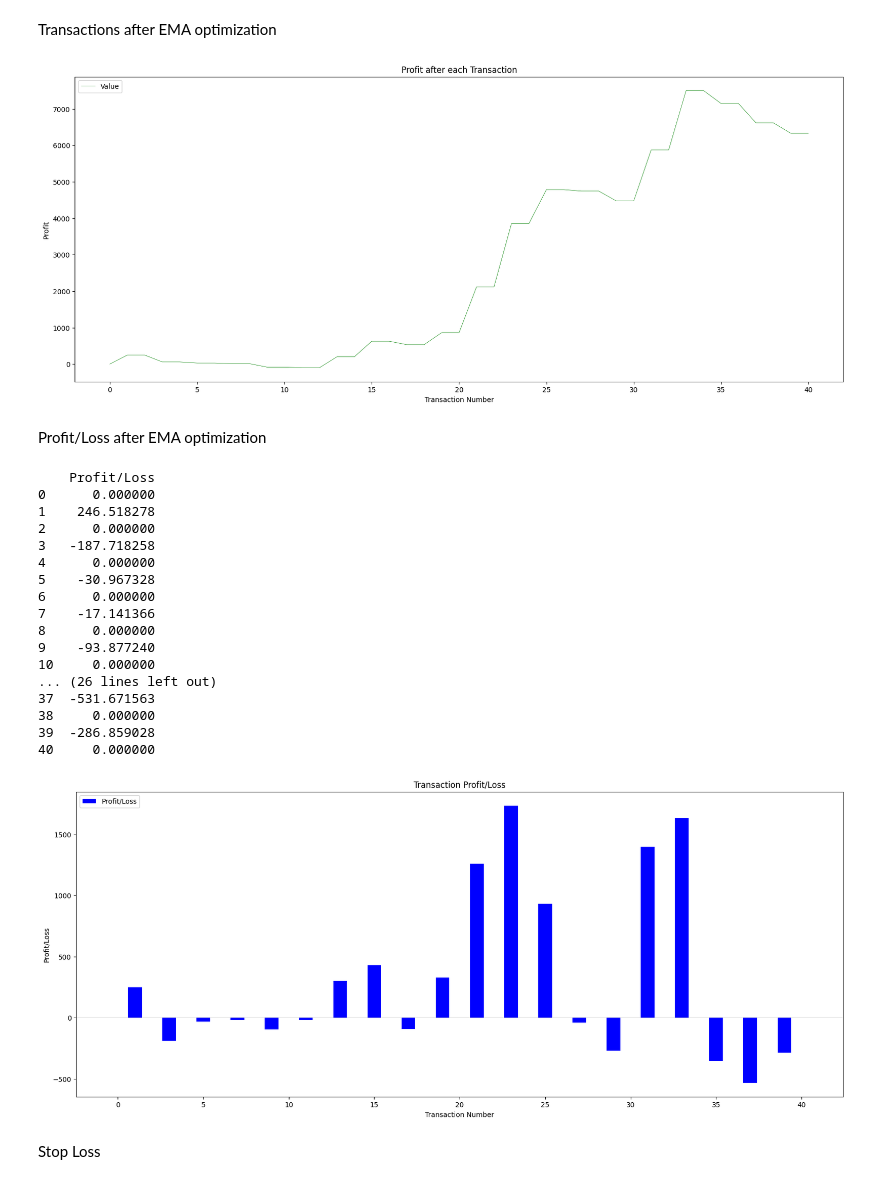
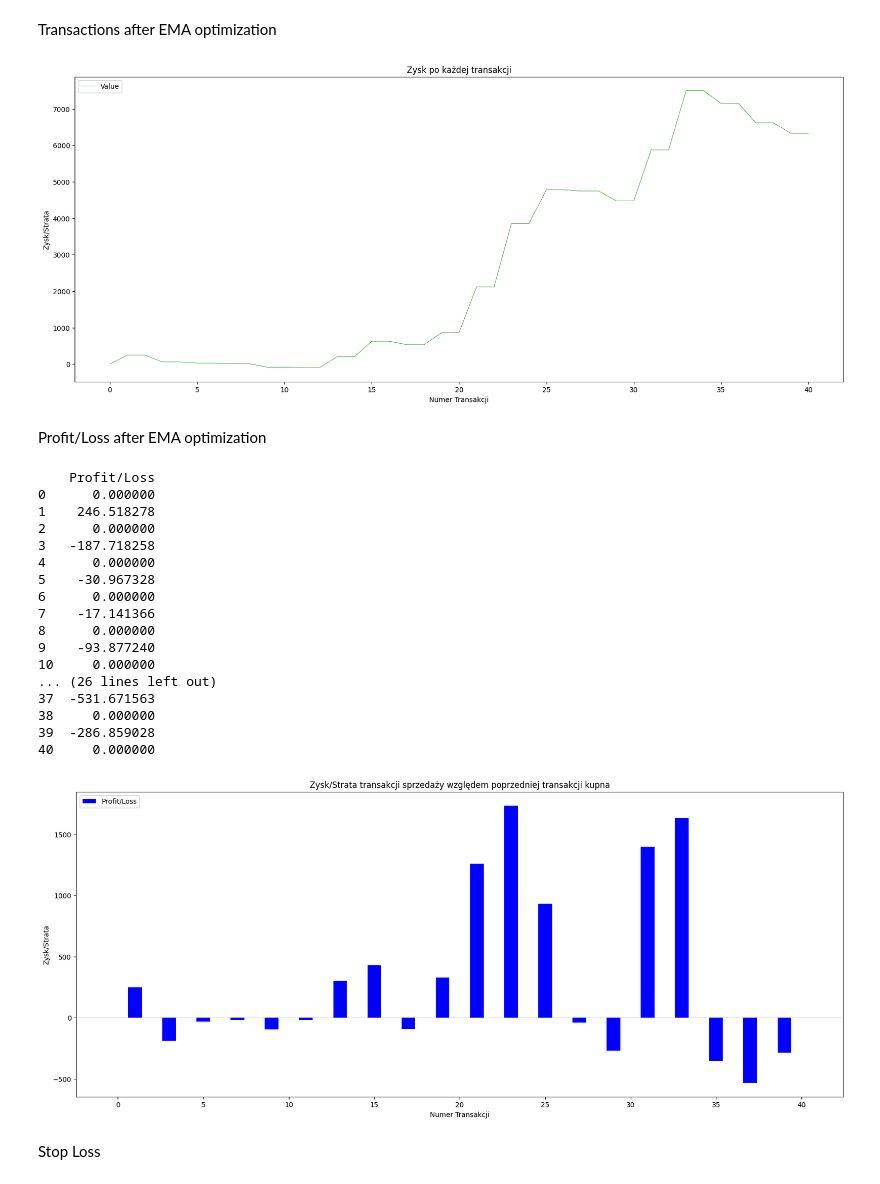
Before and after one commit to timschopinski/macd-analysis, a Jupyter notebook: main.ipynb, the cells around one changed output. Saved outputs shown, nothing was run; the diff lists cells and outputs as text; code cells hidden in the pictures.

```diff
--- a/main.ipynb
+++ b/main.ipynb
@@ -444,14 +444,14 @@ fig.set_facecolor('white')
 
 plt.plot(transaction_values, label='Value', color='green', lw=0.5)
 
-plt.xlabel('Transaction Number')
-plt.ylabel('Profit')
-plt.title('Profit after each Transaction')
+plt.xlabel('Numer Transakcji')
+plt.ylabel('Zysk/Strata')
+plt.title('Zysk po każdej transakcji')
 plt.legend(loc='upper left')
 plt.savefig('charts/daily/profit_after_each_transaction_ema_optimized.png')
 plt.show()
 # %% [output]
-[figure, old version]
+[figure, new version]
 # %% [markdown]
 Profit/Loss after EMA optimization
 # %%
@@ -459,37 +459,37 @@ profits = macd_tester.get_transaction_profits()
 print(profits)
 fig, ax = plt.subplots(figsize=(20, 8))
 ax.set_facecolor('white')
 fig.set_facecolor('white')
 
 plt.bar(profits.index, profits['Profit/Loss'], color='blue', width=0.8, label='Profit/Loss')
 
 plt.axhline(0, color='black', lw=0.1)
 
-plt.xlabel('Transaction Number')
-plt.ylabel('Profit/Loss')
-plt.title('Transaction Profit/Loss')
+plt.xlabel('Numer Transakcji')
+plt.ylabel('Zysk/Strata')
+plt.title('Zysk/Strata transakcji sprzedaży względem poprzedniej transakcji kupna')
 plt.legend(loc='upper left')
 plt.savefig('charts/daily/profit_loss_bar_ema_optimized.png')
 plt.show()
 # %% [output]
     Profit/Loss
 0      0.000000
 1    246.518278
 2      0.000000
 3   -187.718258
 4      0.000000
 5    -30.967328
 6      0.000000
 7    -17.141366
 8      0.000000
 9    -93.877240
 10     0.000000
 ... (26 lines left out)
 37  -531.671563
 38     0.000000
 39  -286.859028
 40     0.000000
-[figure, old version]
+[figure, new version]
 # %% [markdown]
 Stop Loss
 # %%
```
Also changed, not shown: parts of 29 cells of this notebook, 16 other files.
